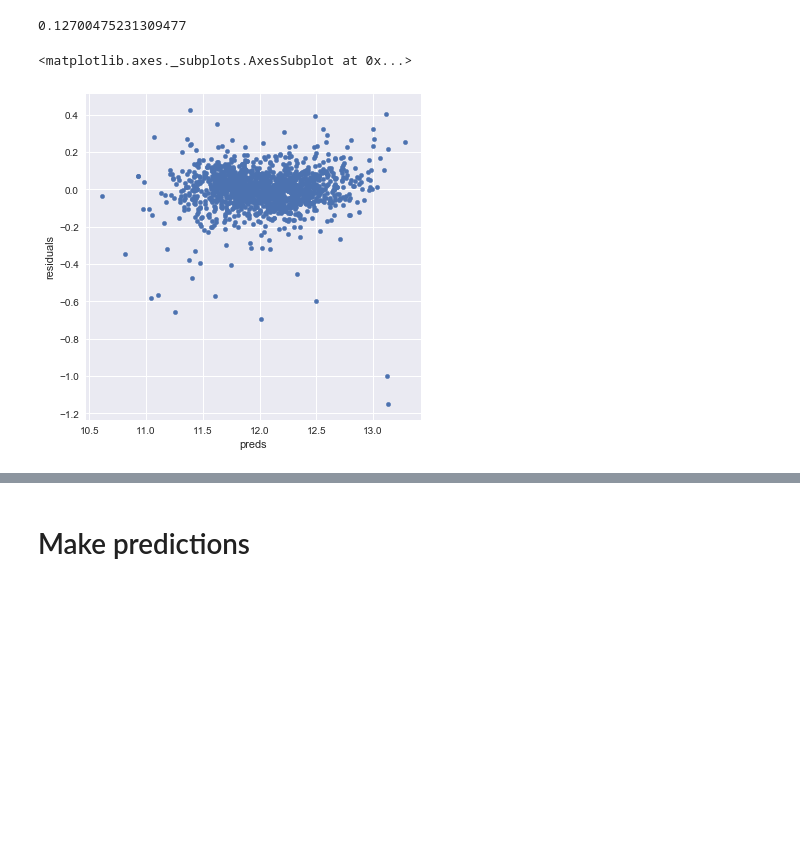
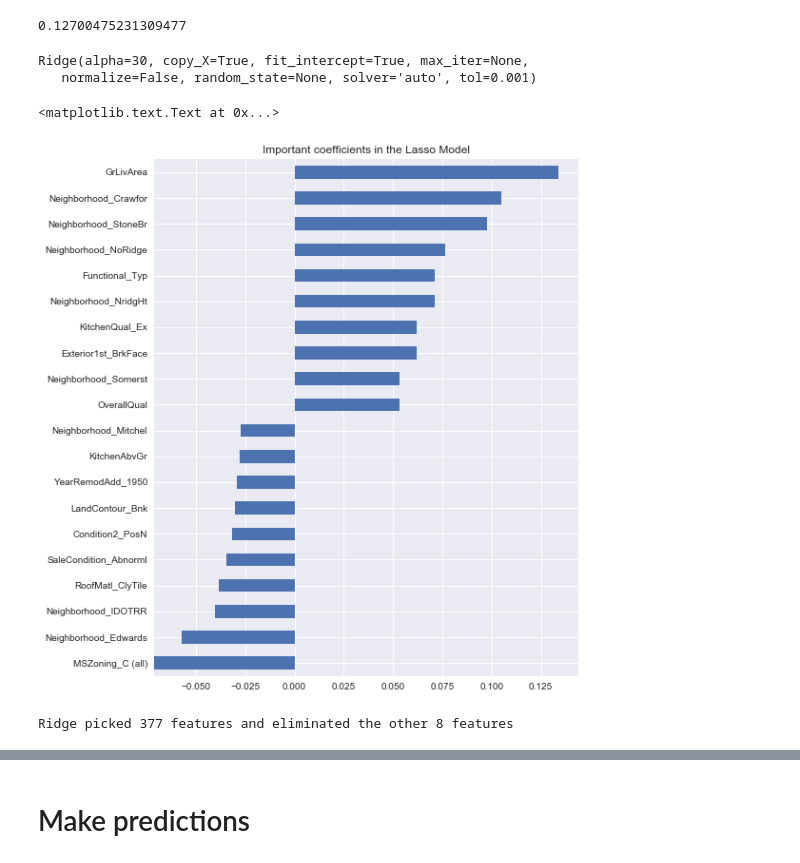
Before and after one commit to christopherhadley/kaggle-housing, a Jupyter notebook: kaggle-housing.ipynb, the cells around one changed output, grey strips where cells are left out. Cells and saved outputs as stored; diff of their text form; code cells hidden in the pictures; blank space fills up the shorter version.

```diff
--- a/kaggle-housing.ipynb
+++ b/kaggle-housing.ipynb
@@ -506,16 +449,32 @@ We want to chose the value of $\alpha$ that minimises the chart above. The extre
 cv_ridge.min()
 # %% [output]
 0.12700475231309477
+# %%
+# This looks like it correpsonds to alpha = 30, so let's fit the model with that.
+model_ridge = Ridge(alpha = 30)
+model_ridge.fit(X_train, y)
+# %% [output]
+Ridge(alpha=30, copy_X=True, fit_intercept=True, max_iter=None,
+   normalize=False, random_state=None, solver='auto', tol=0.001)
+# %%
+# What are the important coefficients here?
+coef_ridge = pd.Series(model_ridge.coef_, index = X_train.columns)
+important_coef_ridge = pd.concat([coef_ridge.sort_values().head(10), coef.sort_values().tail(10)])
+matplotlib.rcParams['figure.figsize'] = (8.0, 10.0)
+important_coef_ridge.plot(kind = "barh")
+plt.title('Important coefficients in the Lasso Model')
+# %% [output]
+<matplotlib.text.Text at 0x...>
+[figure, added]
+# %%
+# How many features were eliminated?
+print("Ridge picked " + str(sum(coef_ridge != 0)) + " features and eliminated the other " + str(sum(coef_ridge == 0)) + " features")
+# %% [output]
+Ridge picked 377 features and eliminated the other 8 features
 # %%
 #let's look at the residuals as well:
-model_ridge = Ridge(alpha = 30)
-model_ridge.fit(X_train, y)
-
-matplotlib.rcParams['figure.figsize'] = (6.0, 6.0)
-
-preds = pd.DataFrame({"preds":model_ridge.predict(X_train), "true":y})
-preds["residuals"] = preds["true"] - preds["preds"]
-preds.plot(x = "preds", y = "residuals",kind = "scatter")
+def plot_residuals(model, X_train, y):
+    matplotlib.rcParams['figure.figsize'] = (6.0, 6.0)
+    preds = pd.DataFrame({"preds":model.predict(X_train), "true":y})
+    preds["residuals"] = preds["true"] - preds["preds"]
+    preds.plot(x = "preds", y = "residuals",kind = "scatter")
-# %% [output]
-<matplotlib.axes._subplots.AxesSubplot at 0x...>
-[figure, removed]
```
Also changed, not shown: parts of 43 cells of this notebook.
